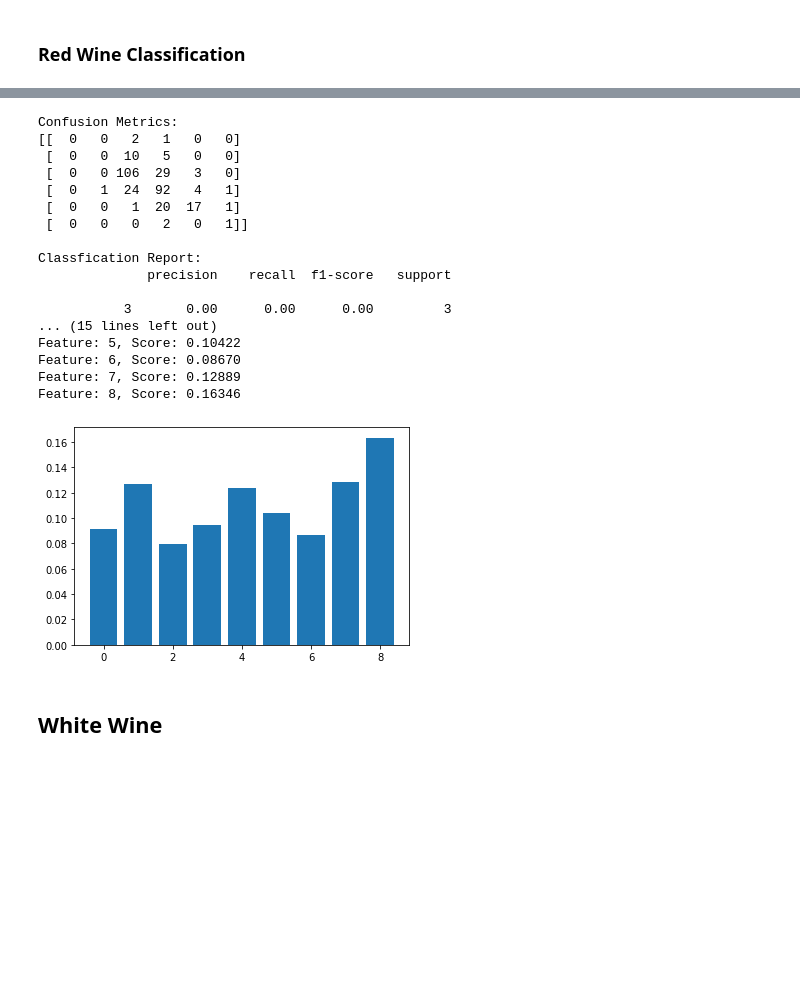
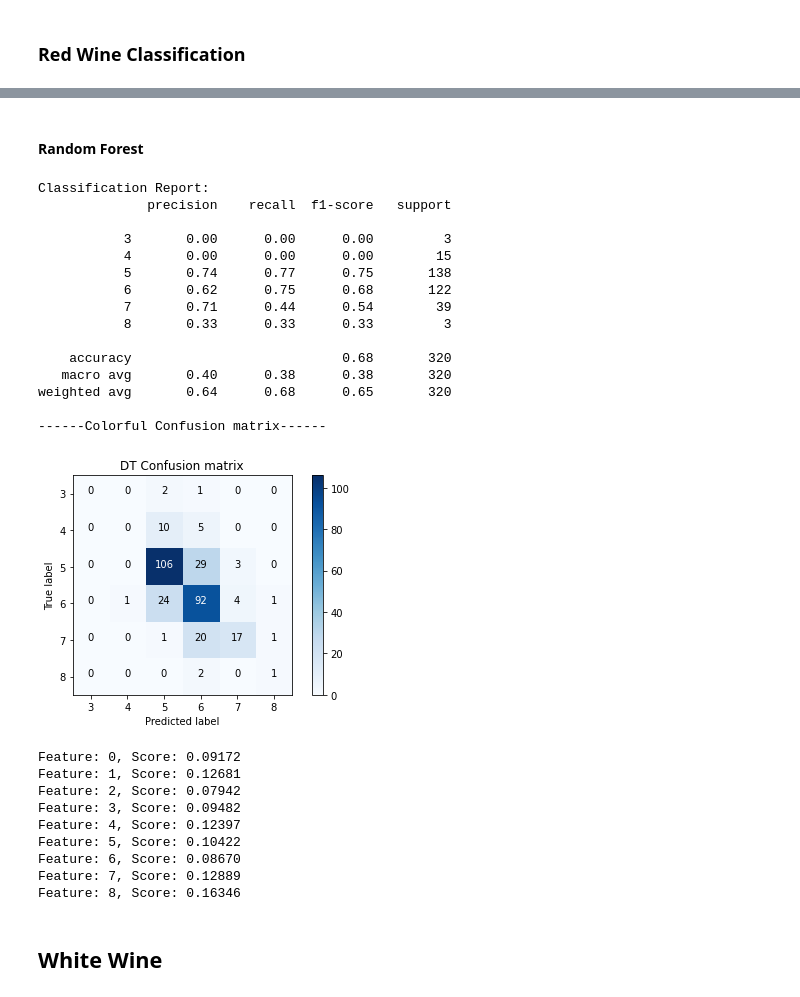
Before and after one commit to timc823/IST347, a Jupyter notebook: Project/Project.ipynb, the cells around one changed output, grey strips where cells are left out. Saved outputs shown, nothing was run; the diff lists cells and outputs as text; code cells hidden in the pictures; blank space fills up the shorter version.

```diff
--- a/Project/Project.ipynb
+++ b/Project/Project.ipynb
@@ -359,17 +453,32 @@ def RF(X_train, X_test, y_train, y_test):
 
     model = RandomForestClassifier(n_estimators=400, max_features = 'log2', random_state = 0)
     model.fit(scaled_X_train,y_train)
-    pred = model.predict(scaled_X_test)
+    y_pred = model.predict(scaled_X_test)
 
-    #classification_report(y_test, pred)
+
+    #Classification Report
+    print('Classification Report:')
+    print(classification_report(y_test, y_pred))
+
+    # get keys in classificaiton report
+    cr = classification_report(y_test, y_pred, output_dict = True)
+    key = list(cr.keys())[:-3]
+
+    # print confusion matrix with keys from report
+    print('------Colorful Confusion matrix------')
+    cnf_matrix = confusion_matrix(y_test, y_pred)
+    plot_colorful_matrix(cnf_matrix, classes=key,
+                        title='DT Confusion matrix')
+
+    plt.show()
+    # feature importance
     importance = model.feature_importances_
-    print_confusion_metrics(y_test,pred)
 
     for i,v in enumerate(importance):
 	    print('Feature: %0d, Score: %.5f' % (i,v))
 
-    plt.bar([x for x in range(len(importance))], importance)
-    plt.show()
+    # plt.bar([x for x in range(len(importance))], importance)
+    # plt.show()
 
     return importance
 # %% [markdown]
@@ -462,25 +582,34 @@ array([0.09714723, 0.12317763, 0.09445159, 0.09617615, 0.11832022,
+# %% [markdown]
+#### Random Forest
 # %%
 # Random Forest
-RF(red_Xtrain,red_Xtest, red_ytrain, red_ytest);
+red_rf_imp = RF(red_Xtrain,red_Xtest, red_ytrain, red_ytest)
 # %% [output]
-Confusion Metrics:
-[[  0   0   2   1   0   0]
- [  0   0  10   5   0   0]
- [  0   0 106  29   3   0]
- [  0   1  24  92   4   1]
- [  0   0   1  20  17   1]
- [  0   0   0   2   0   1]]
-
-Classfication Report:
+Classification Report:
               precision    recall  f1-score   support
 
            3       0.00      0.00      0.00         3
-... (15 lines left out)
-Feature: 5, Score: 0.10422
-Feature: 6, Score: 0.08670
-Feature: 7, Score: 0.12889
-Feature: 8, Score: 0.16346
+           4       0.00      0.00      0.00        15
+           5       0.74      0.77      0.75       138
+           6       0.62      0.75      0.68       122
+           7       0.71      0.44      0.54        39
+           8       0.33      0.33      0.33         3
+
+    accuracy                           0.68       320
+   macro avg       0.40      0.38      0.38       320
+weighted avg       0.64      0.68      0.65       320
+
+------Colorful Confusion matrix------
-[figure, old version]
+[figure, new version]
+Feature: 0, Score: 0.09172
+Feature: 1, Score: 0.12681
+Feature: 2, Score: 0.07942
+Feature: 3, Score: 0.09482
+Feature: 4, Score: 0.12397
+Feature: 5, Score: 0.10422
+Feature: 6, Score: 0.08670
+Feature: 7, Score: 0.12889
+Feature: 8, Score: 0.16346
 # %% [markdown]
 ## White Wine
 # %% [markdown]
```
Also changed, not shown: parts of 39 cells of this notebook.
